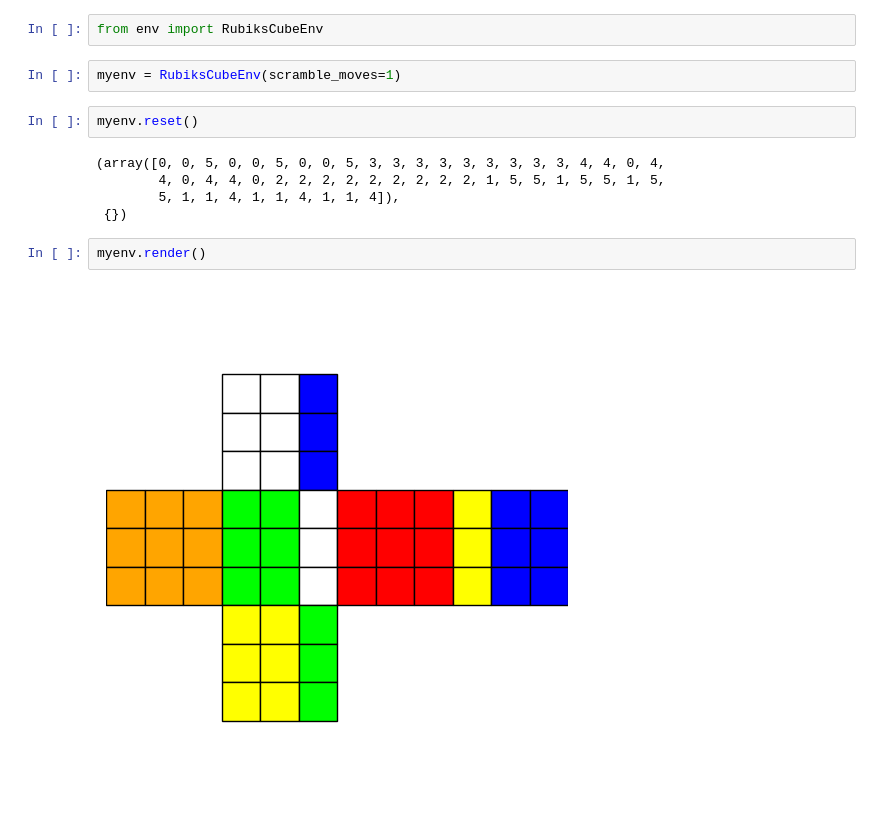
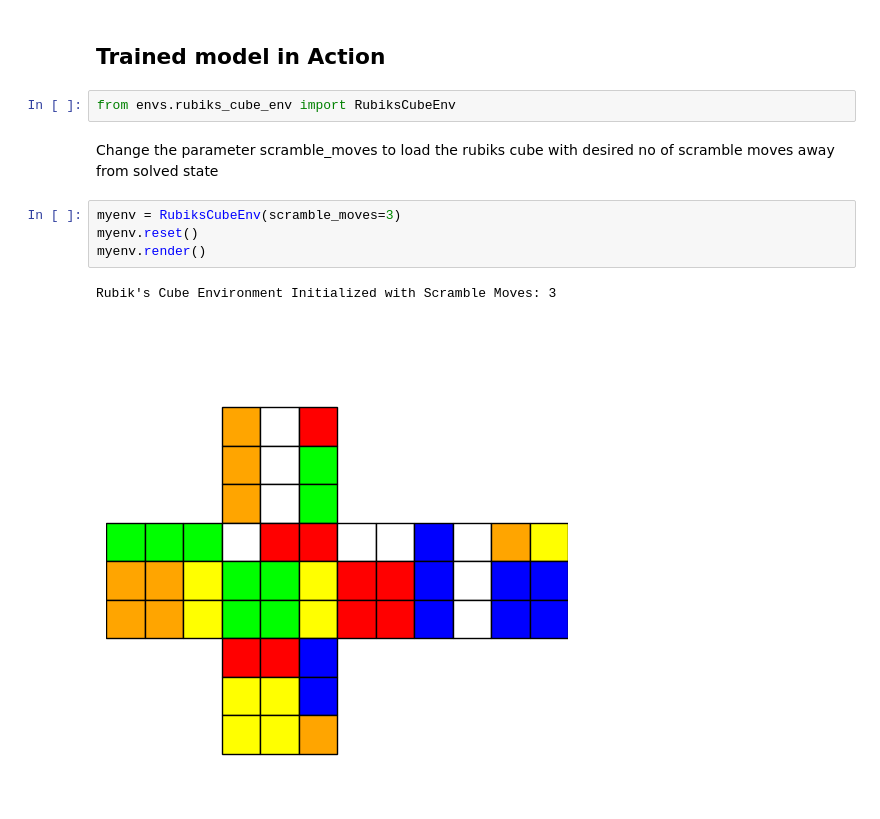
Before and after one commit to meghahaa/RubiksCubeSolver, a Jupyter notebook: example_nb.ipynb, the cells around one changed output. Saved outputs shown, nothing was run; the diff lists cells and outputs as text.

```diff
--- a/example_nb.ipynb
+++ b/example_nb.ipynb
@@ -1,15 +1,13 @@
+# %% [markdown]
+## Trained model in Action
 # %%
-from env import RubiksCubeEnv
+from envs.rubiks_cube_env import RubiksCubeEnv
+# %% [markdown]
+Change the parameter scramble_moves to load the rubiks cube with desired no of scramble moves away from solved state
 # %%
-myenv = RubiksCubeEnv(scramble_moves=1)
+myenv = RubiksCubeEnv(scramble_moves=3)
+myenv.reset()
+myenv.render()
+# %% [output]
+Rubik's Cube Environment Initialized with Scramble Moves: 3
+[figure, added]
-# %%
-myenv.reset()
-# %% [output]
-(array([0, 0, 5, 0, 0, 5, 0, 0, 5, 3, 3, 3, 3, 3, 3, 3, 3, 3, 4, 4, 0, 4,
-        4, 0, 4, 4, 0, 2, 2, 2, 2, 2, 2, 2, 2, 2, 1, 5, 5, 1, 5, 5, 1, 5,
-        5, 1, 1, 4, 1, 1, 4, 1, 1, 4]),
- {})
-# %%
-myenv.render()
-# %% [output]
-[figure, removed]
```
Also changed, not shown: parts of 7 cells of this notebook, 1 other file.
